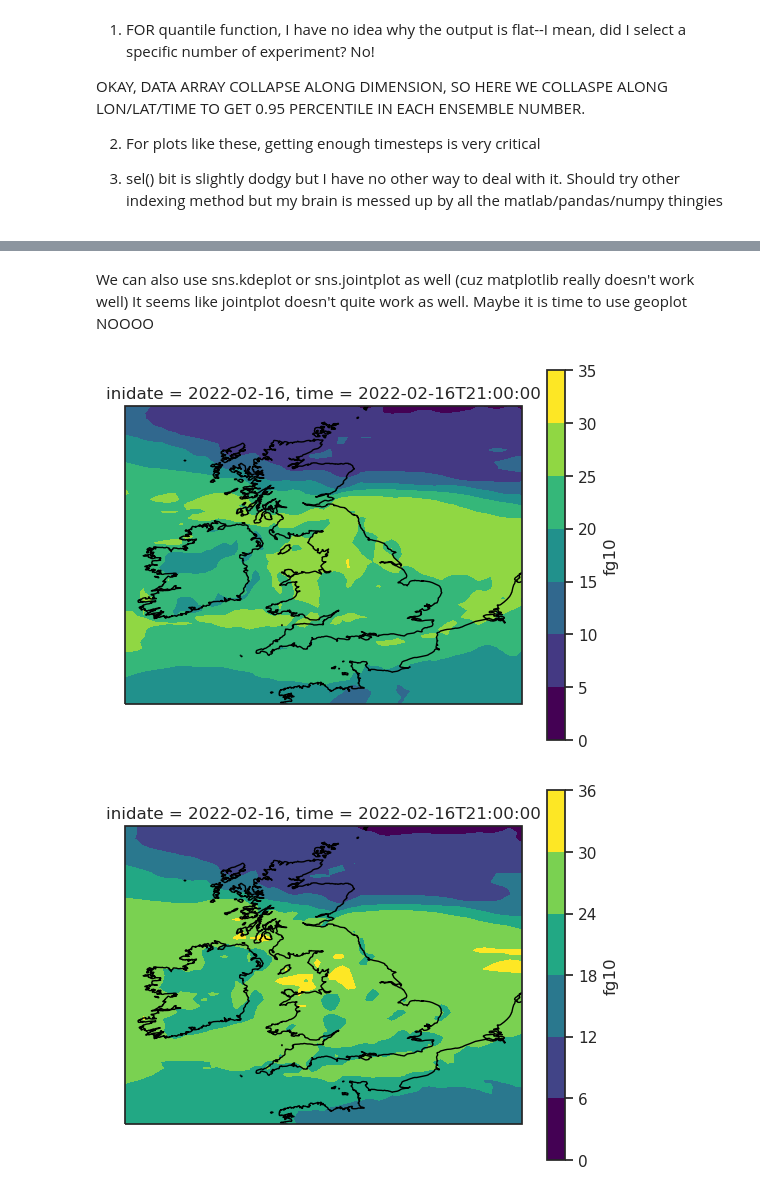
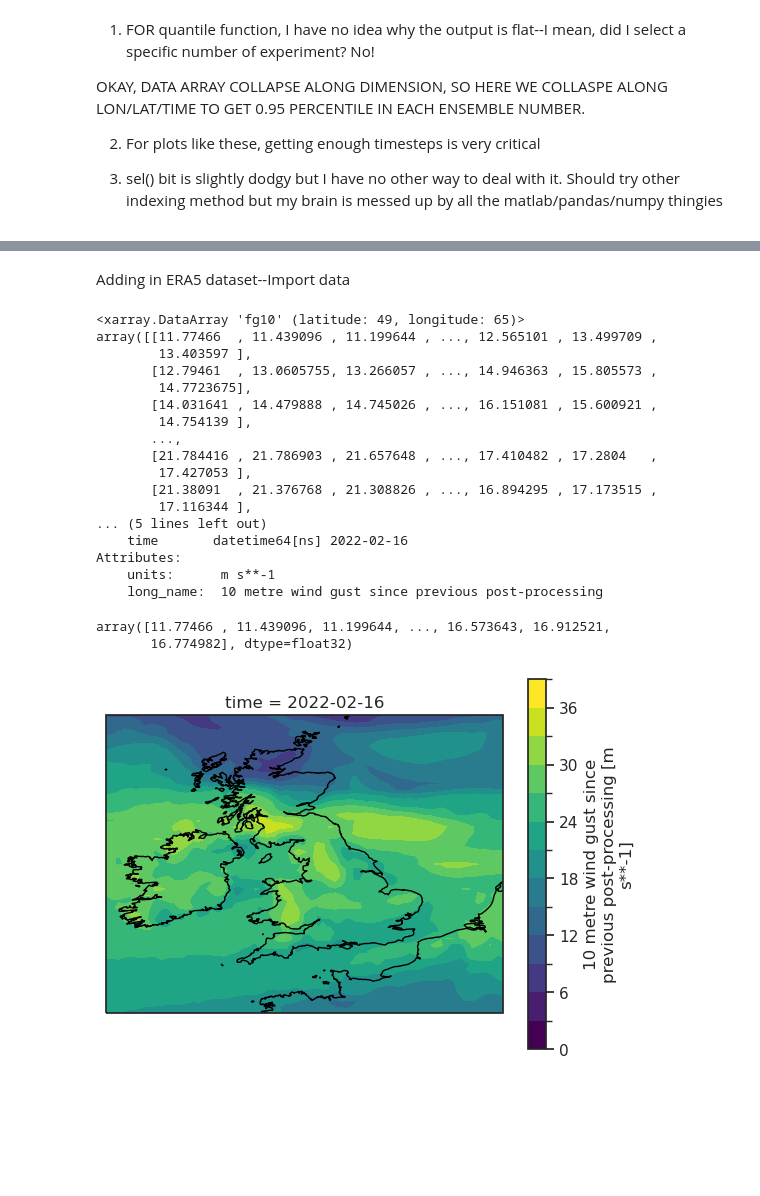
Before and after one commit to deviterra/storm_dudley, a Jupyter notebook: file/00_wind_gusts_plot.ipynb, the cells around one changed output, grey strips where cells are left out. Saved outputs shown, nothing was run; the diff lists cells and outputs as text; code cells hidden in the pictures; blank space fills up the shorter version.

Commit message:
reprod of eunice plot on dudley with 2 values lead

```diff
--- a/file/00_wind_gusts_plot.ipynb
+++ b/file/00_wind_gusts_plot.ipynb
@@ -242,24 +366,57 @@ fig.colorbar(mappable=None)
-# %% [markdown]
-We can also use sns.kdeplot or sns.jointplot as well (cuz matplotlib really doesn't work well)
-It seems like jointplot doesn't quite work as well.
-Maybe it is time to use geoplot
-NOOOO
+# %% [markdown]
+Adding in ERA5 dataset--Import data
+# %%
+lon_min = -11
+lon_max = 5
+lat_min = 48
+lat_max = 60
+
+era5_2022 = xr.open_dataset('/gf3/predict2/AWH012_LEACH_NASTORM/DATA/ERA5/EU025/sfc/2022.nc')
+era5_GUST = era5_2022.fg10.sel(time=slice('2022-02-16','2022-02-16'),latitude=slice(lat_max,lat_min),longitude=slice(lon_min, lon_max)).resample(time='1d').max().load()
+# %%
+era5_GUST.sel(time='2022-02-16')
+# %% [output]
+<xarray.DataArray 'fg10' (latitude: 49, longitude: 65)>
+array([[11.77466  , 11.439096 , 11.199644 , ..., 12.565101 , 13.499709 ,
+        13.403597 ],
+       [12.79461  , 13.0605755, 13.266057 , ..., 14.946363 , 15.805573 ,
+        14.7723675],
+       [14.031641 , 14.479888 , 14.745026 , ..., 16.151081 , 15.600921 ,
+        14.754139 ],
+       ...,
+       [21.784416 , 21.786903 , 21.657648 , ..., 17.410482 , 17.2804   ,
+        17.427053 ],
+       [21.38091  , 21.376768 , 21.308826 , ..., 16.894295 , 17.173515 ,
+        17.116344 ],
+... (5 lines left out)
+    time       datetime64[ns] 2022-02-16
+Attributes:
+    units:      m s**-1
+    long_name:  10 metre wind gust since previous post-processing
+# %%
+lon =[-11.  , -10.75, -10.5 , -10.25, -10.  ,  -9.75,  -9.5 ,  -9.25,  -9.  ,
+        -8.75,  -8.5 ,  -8.25,  -8.  ,  -7.75,  -7.5 ,  -7.25,  -7.  ,  -6.75,
+        -6.5 ,  -6.25,  -6.  ,  -5.75,  -5.5 ,  -5.25,  -5.  ,  -4.75,  -4.5 ,
+        -4.25,  -4.  ,  -3.75,  -3.5 ,  -3.25,  -3.  ,  -2.75,  -2.5 ,  -2.25,
+        -2.  ,  -1.75,  -1.5 ,  -1.25,  -1.  ,  -0.75,  -0.5 ,  -0.25,   0.  ,
+         0.25,   0.5 ,   0.75,   1.  ,   1.25,   1.5 ,   1.75,   2.  ,   2.25,
+         2.5 ,   2.75,   3.  ,   3.25,   3.5 ,   3.75,   4.  ,   4.25,   4.5 ,
+         4.75,   5.  ]
+lat = [60.  , 59.75, 59.5 , 59.25, 59.  , 58.75, 58.5 , 58.25, 58.  , 57.75,
+       57.5 , 57.25, 57.  , 56.75, 56.5 , 56.25, 56.  , 55.75, 55.5 , 55.25,
+       55.  , 54.75, 54.5 , 54.25, 54.  , 53.75, 53.5 , 53.25, 53.  , 52.75,
+       52.5 , 52.25, 52.  , 51.75, 51.5 , 51.25, 51.  , 50.75, 50.5 , 50.25,
+       50.  , 49.75, 49.5 , 49.25, 49.  , 48.75, 48.5 , 48.25, 48.  ]
+# %% [output]
+array([11.77466 , 11.439096, 11.199644, ..., 16.573643, 16.912521,
+       16.774982], dtype=float32)
 # %%
 fig,ax = plt.subplots(subplot_kw=dict(projection=ccrs.PlateCarree()))
-xr.plot.contourf(wd_curr)
-ax.coastlines()
-plt.xlabel('longtitude')
-plt.ylabel('latittude')
-ax.set_extent(uk)
-
-
-fig,ax = plt.subplots(subplot_kw=dict(projection=ccrs.PlateCarree()))
-xr.plot.contourf(wd_incr)
+xr.plot.contourf(era5_GUST.sel(time='2022-02-16'),levels=level)
 ax.coastlines()
 plt.xlabel('longtitude')
 plt.ylabel('latittude')
 
 ax.set_extent(uk)
 # %% [output]
-[figure, old version]
+[figure, new version]
-[figure, removed]
```
Also changed, not shown: parts of 10 cells of this notebook, 7 other files.
